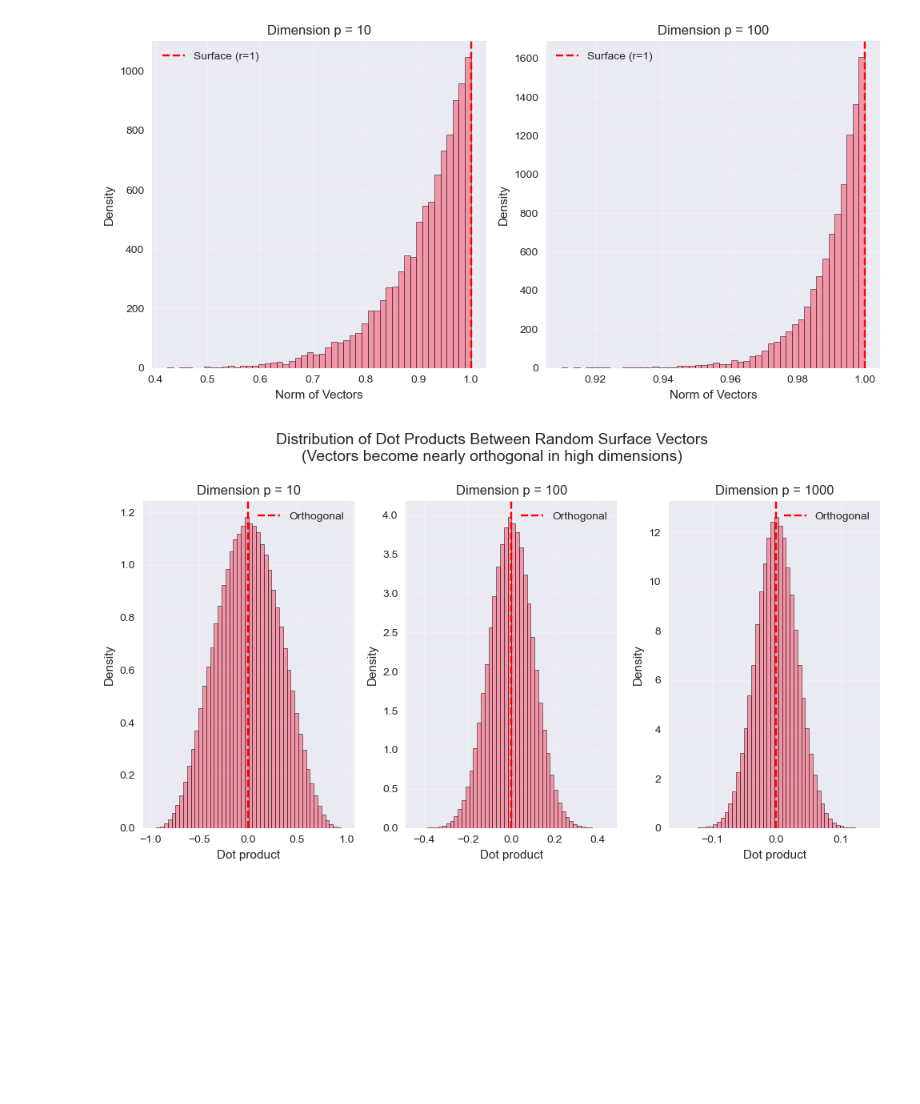
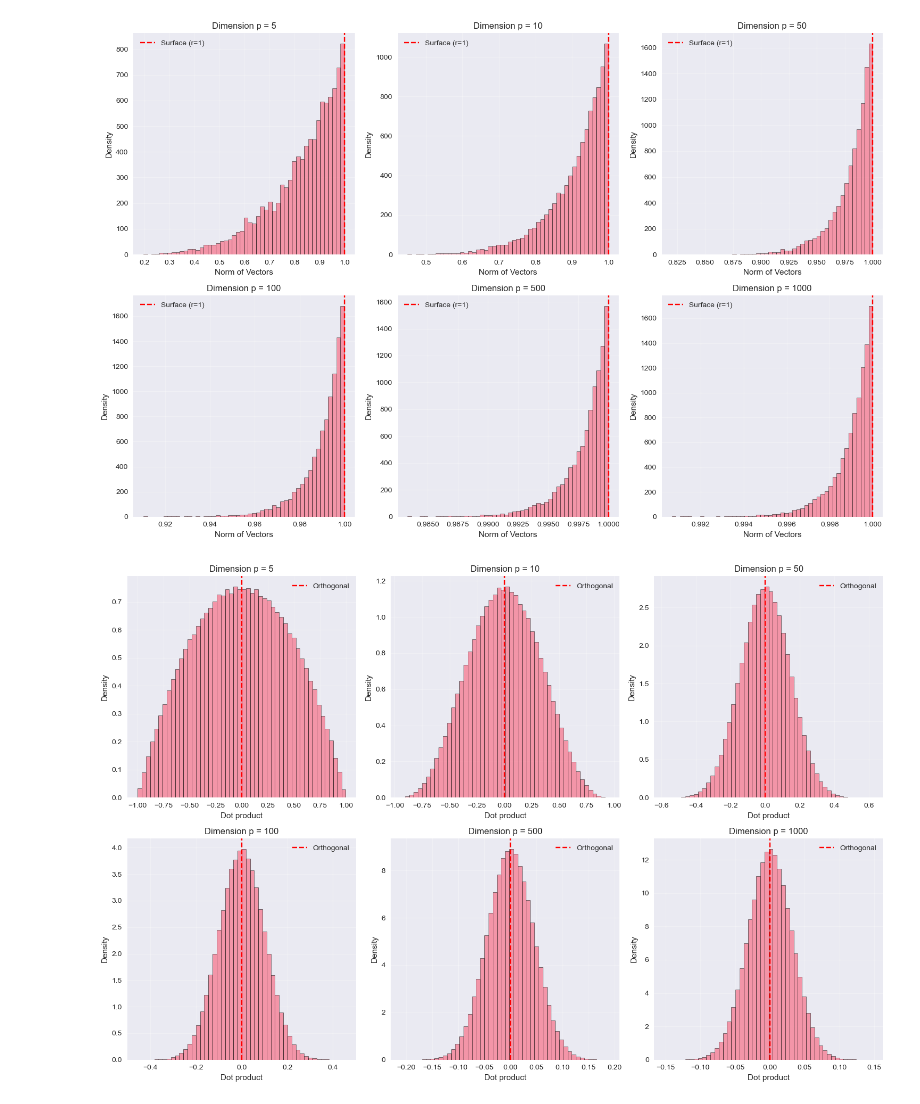
Before and after one commit to HuwWDay/BlurseOfDimensionality, a Jupyter notebook: hypershere_viz.ipynb, the cells around one changed output. Saved outputs shown, nothing was run; the diff lists cells and outputs as text; code cells hidden in the pictures; blank space fills up the shorter version.

```diff
--- a/hypershere_viz.ipynb
+++ b/hypershere_viz.ipynb
@@ -76,42 +76,42 @@ def analyze_first_component(p, R, N):
 # %%
 # Analysis 1: Volume concentration near surface
 
-# dimensions_1 = [5, 10, 50, 100, 500, 1000]
-# fig1, axes1 = plt.subplots(2, 3, figsize=(15, 10))
+dimensions_1 = [5, 10, 50, 100, 500, 1000]
+fig1, axes1 = plt.subplots(2, 3, figsize=(15, 10))
 
-dimensions_1 = [10, 100]
-fig1, axes1 = plt.subplots(1, 2, figsize=(10, 5))
+# dimensions_1 = [10, 100]
+# fig1, axes1 = plt.subplots(1, 2, figsize=(10, 5))
 
 axes1 = axes1.ravel()
 
 R = 1
 N = 10000
 
 for i, p in enumerate(dimensions_1):
     vectors, norms = generate_hypersphere_vectors(p, R, N)
 
     axes1[i].hist(norms, bins=50, alpha=0.7, density=False, edgecolor='black', linewidth=0.5)
     axes1[i].set_title(f'Dimension p = {p}')
     axes1[i].set_xlabel('Norm of Vectors')
     axes1[i].set_ylabel('Density')
     axes1[i].axvline(R, color='red', linestyle='--', label=f'Surface (r={R})')
     axes1[i].legend()
     axes1[i].grid(True, alpha=0.3)
 
 plt.tight_layout()
 #plt.suptitle('Distribution of Vector Norms in Hyperspheres\n(Volume concentrates near surface in high dimensions)',
 #             fontsize=14, y=1.1)
 plt.show()
 # %% [output]
-[figure, old version]
+[figure, new version]
 # %%
 # Analysis 2: Orthogonality of random vectors
 
-#dimensions_2 = [5, 10, 50, 100, 500, 1000]
-#fig2, axes2 = plt.subplots(2, 3, figsize=(15, 10))
+dimensions_2 = [5, 10, 50, 100, 500, 1000]
+fig2, axes2 = plt.subplots(2, 3, figsize=(15, 10))
 
-dimensions_2 = [10, 100, 1000]
-fig2, axes2 = plt.subplots(1, 3, figsize=(10, 5))
+# dimensions_2 = [10, 100, 1000]
+# fig2, axes2 = plt.subplots(1, 3, figsize=(10, 5))
 axes2 = axes2.ravel()
 
 N = 1000
@@ -129,11 +129,11 @@ for i, p in enumerate(dimensions_2):
 
 
 plt.tight_layout()
-plt.suptitle('Distribution of Dot Products Between Random Surface Vectors\n(Vectors become nearly orthogonal in high dimensions)',
-             fontsize=14, y=1.1)
+#plt.suptitle('Distribution of Dot Products Between Random Surface Vectors\n(Vectors become nearly orthogonal in high dimensions)',
+#             fontsize=14, y=1.1)
 plt.show()
 # %% [output]
-[figure, old version]
+[figure, new version]
 # %%
 # Analysis 3: Concentration near equator
 
```
Also changed, not shown: parts of 1 cell of this notebook, 4 other files.
